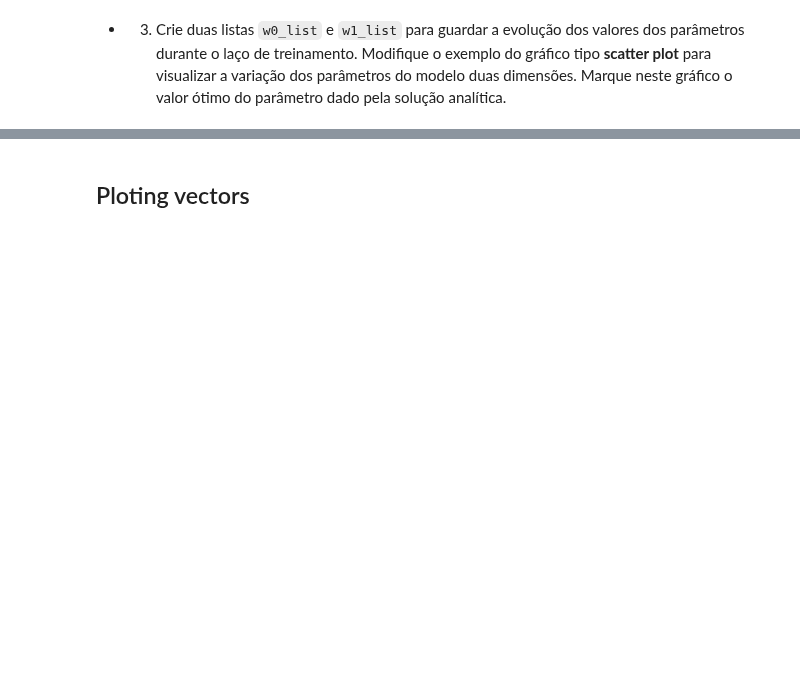
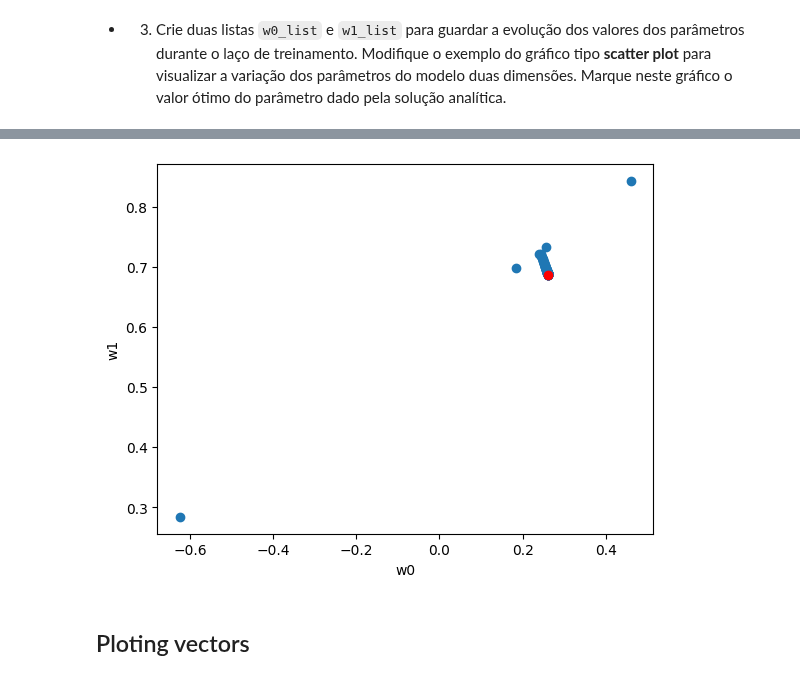
Before and after one commit to mgrb/RNA-e-Deep-Learning---CESAR-School-2024.01, a Jupyter notebook: Atividades/2 - Linear Regretion/2.5-LinearRegressionIrisPyTorch.ipynb, the cells around one changed output, grey strips where cells are left out. Cells and saved outputs as stored; diff of their text form; code cells hidden in the pictures; blank space fills up the shorter version.

```diff
--- a/Atividades/2 - Linear Regretion/2.5-LinearRegressionIrisPyTorch.ipynb
+++ b/Atividades/2 - Linear Regretion/2.5-LinearRegressionIrisPyTorch.ipynb
@@ -232,3 +233,8 @@ tensor([[0.2613, 0.6865]])
 # %% [markdown]
 - 2) Calcule e imprima o valor da perda (MSE) fazendo o predict da rede com os pesos já
    treinados.
+# %%
+# 2
+y_pred = model(Variable(x_train_bias))
+loss = torch.mean((y_pred - y_train)**2)
+print('loss:', loss.data)
@@ -239,3 +247,31 @@ tensor([[0.2613, 0.6865]])
    dos parâmetros do modelo duas dimensões.
    Marque neste gráfico o valor ótimo do parâmetro dado pela solução
    analítica.
+# %%
+# 3
+w0_list = []
+w1_list = []
+
+epochs = 100
+learning_rate = 0.5
+
+model = torch.nn.Linear(in_features=2, out_features=1, bias=False)
+
+for epoch in range(epochs):
+    inputs = Variable(x_train_bias)
+    target = Variable(y_train)
+
+    y_pred = model(x_train_bias)
+    loss = torch.mean((y_pred - y_train)**2)
+
+    model.zero_grad()
+    loss.backward()
+
+    w0_list.append(model.weight.data[0,0])
+    w1_list.append(model.weight.data[0,1])
+
+    model.weight.data = model.weight.data - learning_rate * model.weight.grad.data
+
+    if (epoch+1) % 20 == 0:
+        print('Epoch[{}/{}], loss: {:.6f}'
+            .format(epoch+1, epochs, loss.data))
@@ -242,3 +284,12 @@ tensor([[0.2613, 0.6865]])
+# %%
+# Criando o grafico
+plt.scatter(w0_list, w1_list)
+plt.scatter(w_opt[0], w_opt[1], c='r')
+plt.xlabel('w0')
+plt.ylabel('w1')
+plt.show()
+# %% [output]
+[figure, added]
 # %% [markdown]
 ## Ploting vectors
 # %%
```
Also changed, not shown: parts of 4 cells of this notebook.
